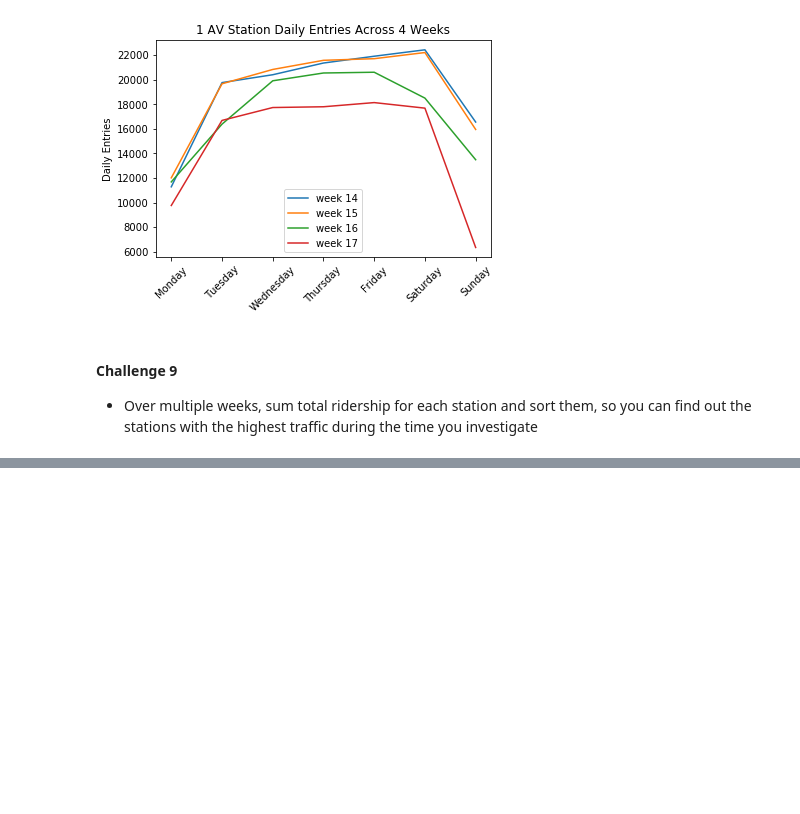
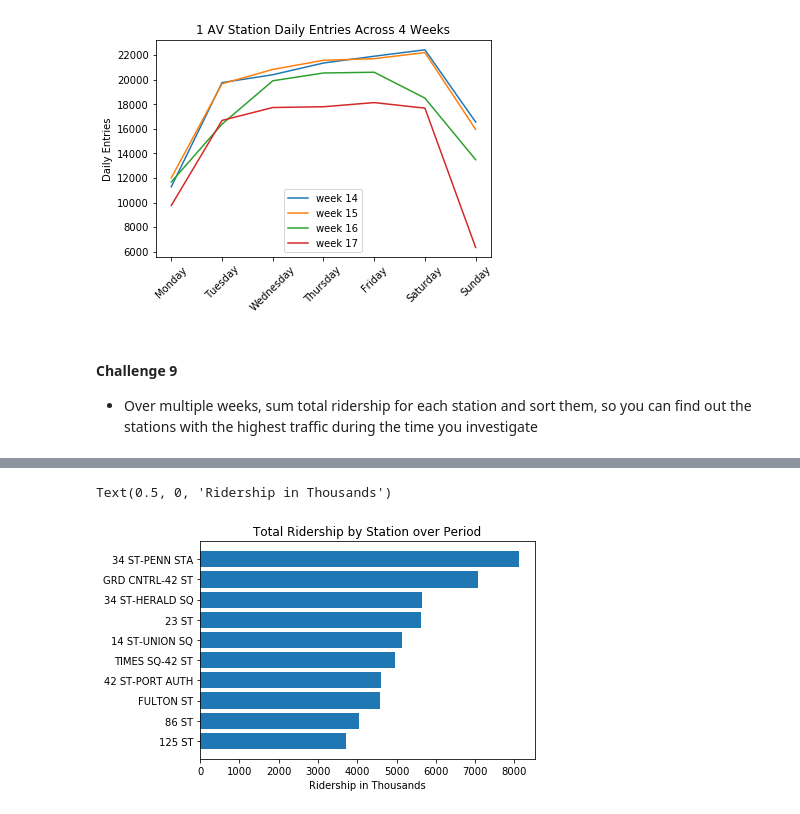
Before and after one commit to ekand/mtacular, a Jupyter notebook: notebooks/eric_challenge1.ipynb, the cells around one changed output, grey strips where cells are left out. Cells and saved outputs as stored; diff of their text form; code cells hidden in the pictures; blank space fills up the shorter version.

```diff
--- a/notebooks/eric_challenge1.ipynb
+++ b/notebooks/eric_challenge1.ipynb
@@ -368,3 +370,13 @@ Text(0.5, 1.0, '1 AV Station Daily Entries Across 4 Weeks')
 - Over multiple weeks, sum total ridership for each station and sort
   them, so you can find out the stations with the highest traffic
   during the time you investigate
+# %%
+#sum all days in stations and sort
+mta_sta_tots = (
+    mta_sta_sum
+    .reset_index()
+    .groupby('STATION')
+    .agg({'INS':'sum'})
+    .sort_values('INS',ascending=False)
+)
+mta_sta_tots.head()
@@ -370,0 +413,11 @@ Text(0.5, 1.0, '1 AV Station Daily Entries Across 4 Weeks')
+# %%
+# bar chart of top 10 stations and ridership
+x = mta_sta_tots.reset_index().head(10).sort_values(['INS'],ascending=True)['STATION']
+y = mta_sta_tots.reset_index().head(10).sort_values(['INS'],ascending=True)['INS']/1000
+plt.barh(x,y)
+plt.xticks(rotation='horizontal')
+plt.title('Total Ridership by Station over Period')
+plt.xlabel('Ridership in Thousands')
+# %% [output]
+Text(0.5, 0, 'Ridership in Thousands')
+[figure, added]
```
Also changed, not shown: parts of 4 cells of this notebook, 2 other files.
